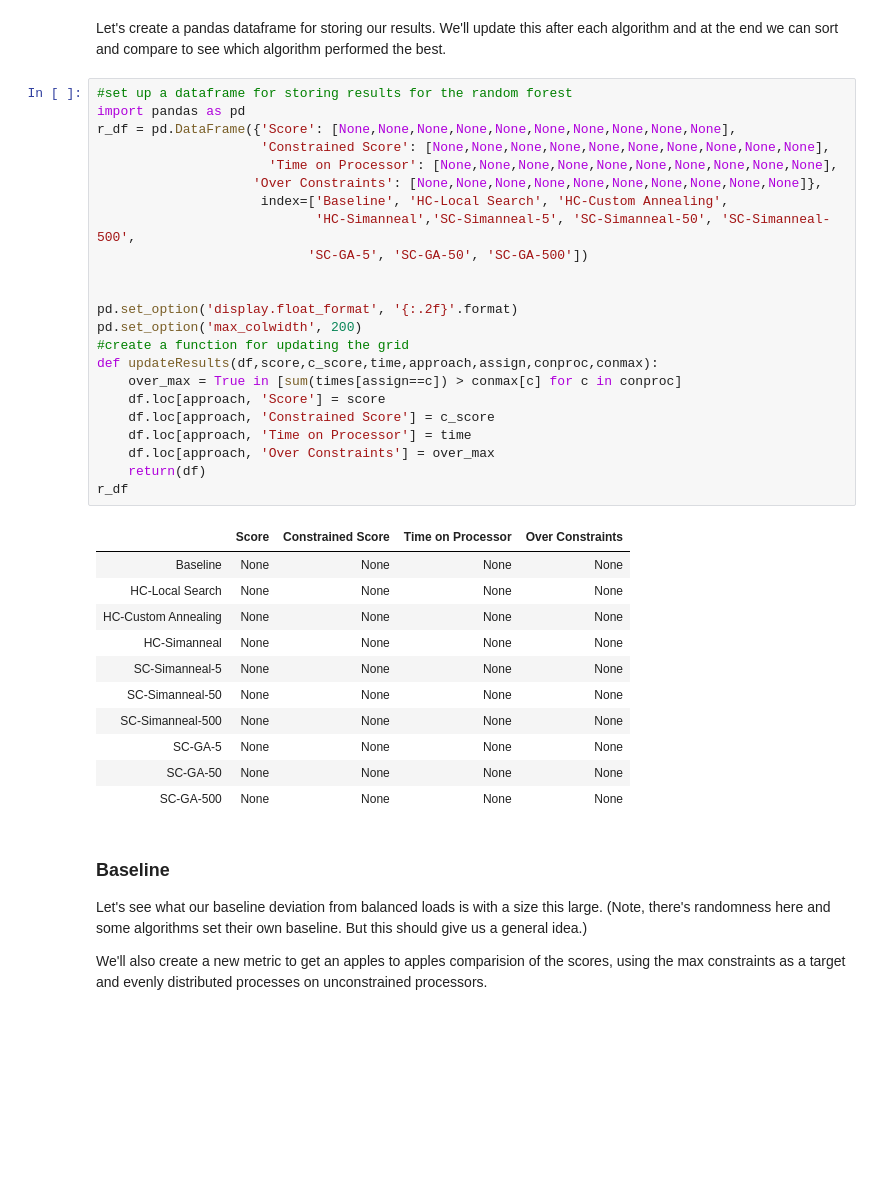
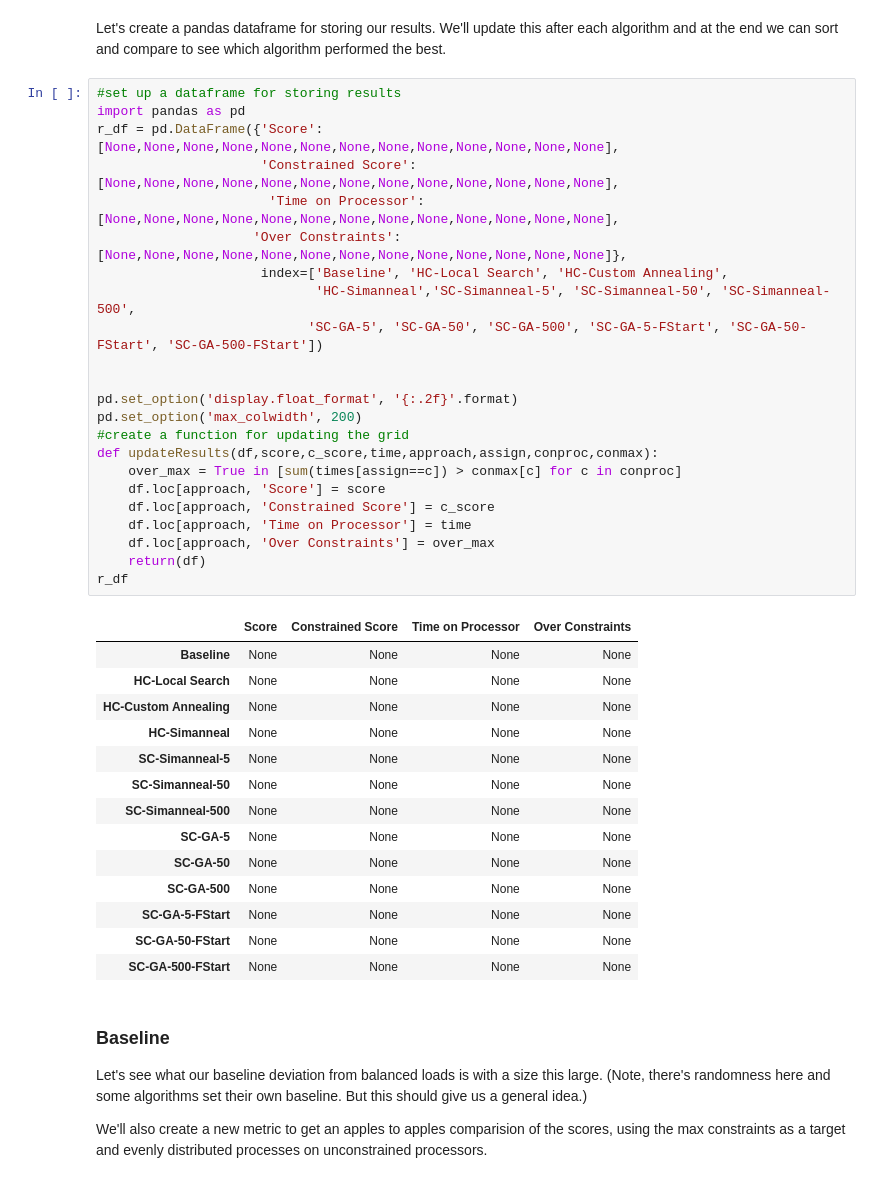
Before and after one commit to DeannaDS/shared, a Jupyter notebook: ds775/Lesson_05_Load_Balancing_With_Constraints.ipynb, the cells around one changed output. Drawn from its saved outputs; the diff is of its cells as text; blank space fills up the shorter version.

Commit message:
Added DataFrame & Feasible GA

```diff
--- a/ds775/Lesson_05_Load_Balancing_With_Constraints.ipynb
+++ b/ds775/Lesson_05_Load_Balancing_With_Constraints.ipynb
@@ -776,40 +776,43 @@ Total time on each processor, if completely balanced: 10953.8
 # %% [markdown]
 Let's create a pandas dataframe for storing our results. We'll update this after each algorithm and at the end we can sort and compare to see which algorithm performed the best.
 # %%
-#set up a dataframe for storing results for the random forest
+#set up a dataframe for storing results
 import pandas as pd
-r_df = pd.DataFrame({'Score': [None,None,None,None,None,None,None,None,None,None],
-                     'Constrained Score': [None,None,None,None,None,None,None,None,None,None],
-                      'Time on Processor': [None,None,None,None,None,None,None,None,None,None],
-                    'Over Constraints': [None,None,None,None,None,None,None,None,None,None]},
+r_df = pd.DataFrame({'Score': [None,None,None,None,None,None,None,None,None,None,None,None,None],
+                     'Constrained Score': [None,None,None,None,None,None,None,None,None,None,None,None,None],
+                      'Time on Processor': [None,None,None,None,None,None,None,None,None,None,None,None,None],
+                    'Over Constraints': [None,None,None,None,None,None,None,None,None,None,None,None,None]},
                      index=['Baseline', 'HC-Local Search', 'HC-Custom Annealing',
                             'HC-Simanneal','SC-Simanneal-5', 'SC-Simanneal-50', 'SC-Simanneal-500',
-                           'SC-GA-5', 'SC-GA-50', 'SC-GA-500'])
+                           'SC-GA-5', 'SC-GA-50', 'SC-GA-500', 'SC-GA-5-FStart', 'SC-GA-50-FStart', 'SC-GA-500-FStart'])
 
 
 pd.set_option('display.float_format', '{:.2f}'.format)
 pd.set_option('max_colwidth', 200)
 #create a function for updating the grid
 def updateResults(df,score,c_score,time,approach,assign,conproc,conmax):
     over_max = True in [sum(times[assign==c]) > conmax[c] for c in conproc]
     df.loc[approach, 'Score'] = score
     df.loc[approach, 'Constrained Score'] = c_score
     df.loc[approach, 'Time on Processor'] = time
     df.loc[approach, 'Over Constraints'] = over_max
     return(df)
 r_df
 # %% [output]
 |  | Score | Constrained Score | Time on Processor | Over Constraints |
 | Baseline | None | None | None | None |
 | HC-Local Search | None | None | None | None |
 | HC-Custom Annealing | None | None | None | None |
 | HC-Simanneal | None | None | None | None |
 | SC-Simanneal-5 | None | None | None | None |
 | SC-Simanneal-50 | None | None | None | None |
 | SC-Simanneal-500 | None | None | None | None |
 | SC-GA-5 | None | None | None | None |
 | SC-GA-50 | None | None | None | None |
 | SC-GA-500 | None | None | None | None |
+| SC-GA-5-FStart | None | None | None | None |
+| SC-GA-50-FStart | None | None | None | None |
+| SC-GA-500-FStart | None | None | None | None |
 # %% [markdown]
 ### Baseline
 Let's see what our baseline deviation from balanced loads is with a size this large. (Note, there's randomness here and some algorithms set their own baseline. But this should give us a general idea.)
```
Also changed, not shown: parts of 18 cells of this notebook, 1 other file.
